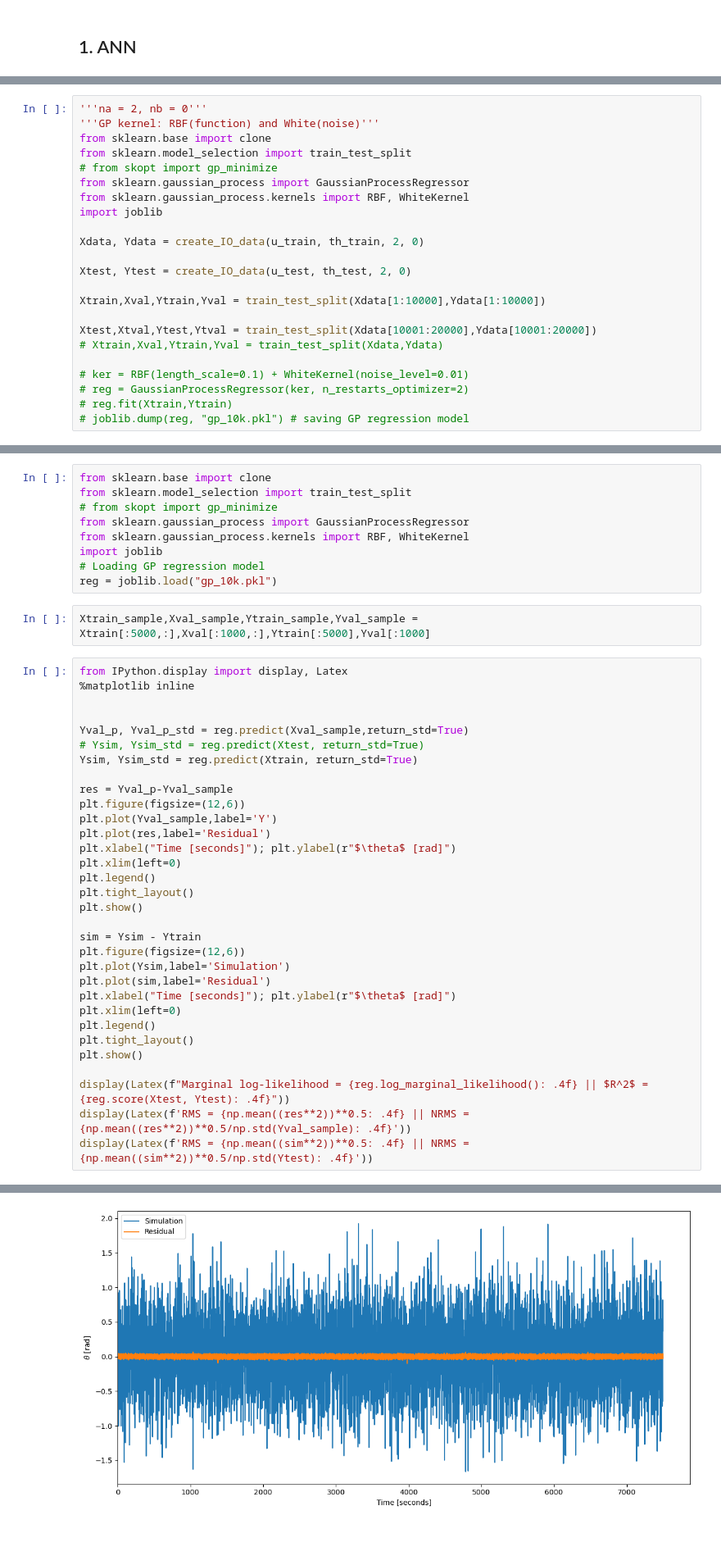
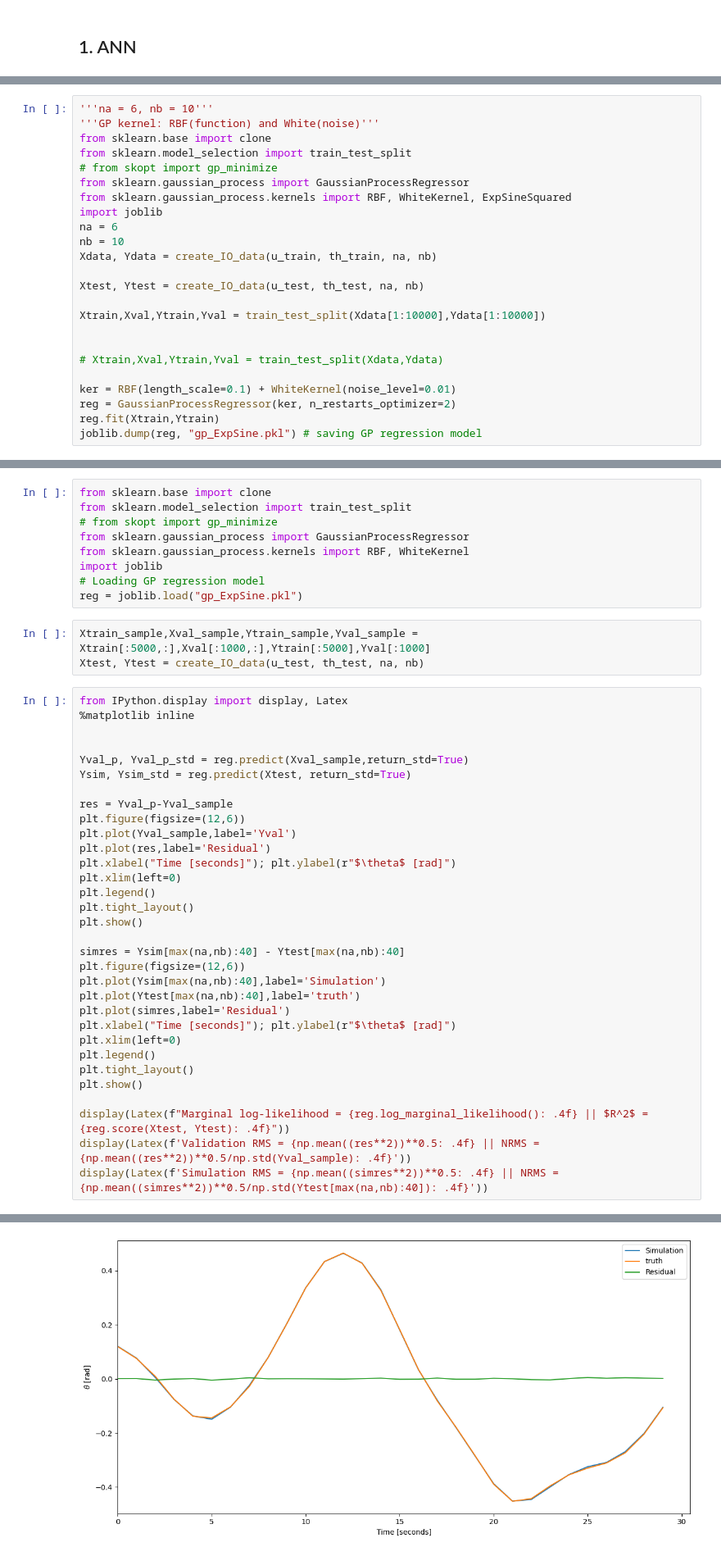
Before and after one commit to Yuanmou1212/gym-unbalanced-disk, a Jupyter notebook: ANN&GP.ipynb, the cells around one changed output, grey strips where cells are left out. Shown at 82% size. Drawn from its saved outputs; the diff is of its cells as text.

```diff
--- a/ANN&GP.ipynb
+++ b/ANN&GP.ipynb
@@ -146,23 +114,24 @@ KeyboardInterrupt:
 # %%
-'''na = 2, nb = 0'''
+'''na = 6, nb = 10'''
 '''GP kernel: RBF(function) and White(noise)'''
 from sklearn.base import clone
 from sklearn.model_selection import train_test_split
 # from skopt import gp_minimize
 from sklearn.gaussian_process import GaussianProcessRegressor
-from sklearn.gaussian_process.kernels import RBF, WhiteKernel
+from sklearn.gaussian_process.kernels import RBF, WhiteKernel, ExpSineSquared
 import joblib
+na = 6
+nb = 10
+Xdata, Ydata = create_IO_data(u_train, th_train, na, nb)
 
-Xdata, Ydata = create_IO_data(u_train, th_train, 2, 0)
-
-Xtest, Ytest = create_IO_data(u_test, th_test, 2, 0)
+Xtest, Ytest = create_IO_data(u_test, th_test, na, nb)
 
 Xtrain,Xval,Ytrain,Yval = train_test_split(Xdata[1:10000],Ydata[1:10000])
 
-Xtest,Xtval,Ytest,Ytval = train_test_split(Xdata[10001:20000],Ydata[10001:20000])
+
 # Xtrain,Xval,Ytrain,Yval = train_test_split(Xdata,Ydata)
 
-# ker = RBF(length_scale=0.1) + WhiteKernel(noise_level=0.01)
-# reg = GaussianProcessRegressor(ker, n_restarts_optimizer=2)
-# reg.fit(Xtrain,Ytrain)
-# joblib.dump(reg, "gp_10k.pkl") # saving GP regression model
+ker = RBF(length_scale=0.1) + WhiteKernel(noise_level=0.01)
+reg = GaussianProcessRegressor(ker, n_restarts_optimizer=2)
+reg.fit(Xtrain,Ytrain)
+joblib.dump(reg, "gp_ExpSine.pkl") # saving GP regression model
@@ -174,21 +145,21 @@ from sklearn.gaussian_process import GaussianProcessRegressor
 from sklearn.gaussian_process.kernels import RBF, WhiteKernel
 import joblib
 # Loading GP regression model
-reg = joblib.load("gp_10k.pkl")
+reg = joblib.load("gp_ExpSine.pkl")
 # %%
 Xtrain_sample,Xval_sample,Ytrain_sample,Yval_sample = Xtrain[:5000,:],Xval[:1000,:],Ytrain[:5000],Yval[:1000]
+Xtest, Ytest = create_IO_data(u_test, th_test, na, nb)
 # %%
 from IPython.display import display, Latex
 %matplotlib inline
 
 
 Yval_p, Yval_p_std = reg.predict(Xval_sample,return_std=True)
-# Ysim, Ysim_std = reg.predict(Xtest, return_std=True)
-Ysim, Ysim_std = reg.predict(Xtrain, return_std=True)
+Ysim, Ysim_std = reg.predict(Xtest, return_std=True)
 
 res = Yval_p-Yval_sample
 plt.figure(figsize=(12,6))
-plt.plot(Yval_sample,label='Y')
+plt.plot(Yval_sample,label='Yval')
 plt.plot(res,label='Residual')
 plt.xlabel("Time [seconds]"); plt.ylabel(r"$\theta$ [rad]")
 plt.xlim(left=0)
@@ -196,10 +167,11 @@ plt.legend()
 plt.tight_layout()
 plt.show()
 
-sim = Ysim - Ytrain
+simres = Ysim[max(na,nb):40] - Ytest[max(na,nb):40]
 plt.figure(figsize=(12,6))
-plt.plot(Ysim,label='Simulation')
-plt.plot(sim,label='Residual')
+plt.plot(Ysim[max(na,nb):40],label='Simulation')
+plt.plot(Ytest[max(na,nb):40],label='truth')
+plt.plot(simres,label='Residual')
 plt.xlabel("Time [seconds]"); plt.ylabel(r"$\theta$ [rad]")
 plt.xlim(left=0)
 plt.legend()
@@ -207,6 +179,6 @@ plt.tight_layout()
 plt.show()
 
 display(Latex(f"Marginal log-likelihood = {reg.log_marginal_likelihood(): .4f} || $R^2$ = {reg.score(Xtest, Ytest): .4f}"))
-display(Latex(f'RMS = {np.mean((res**2))**0.5: .4f} || NRMS = {np.mean((res**2))**0.5/np.std(Yval_sample): .4f}'))
-display(Latex(f'RMS = {np.mean((sim**2))**0.5: .4f} || NRMS = {np.mean((sim**2))**0.5/np.std(Ytest): .4f}'))
+display(Latex(f'Validation RMS = {np.mean((res**2))**0.5: .4f} || NRMS = {np.mean((res**2))**0.5/np.std(Yval_sample): .4f}'))
+display(Latex(f'Simulation RMS = {np.mean((simres**2))**0.5: .4f} || NRMS = {np.mean((simres**2))**0.5/np.std(Ytest[max(na,nb):40]): .4f}'))
 # %% [output]
@@ -214 +186 @@ display(Latex(f'RMS = {np.mean((sim**2))**0.5: .4f} || NRMS = {np.mean((sim**2))
-[figure, old version]
+[figure, new version]
```
Also changed, not shown: parts of 5 cells of this notebook.
